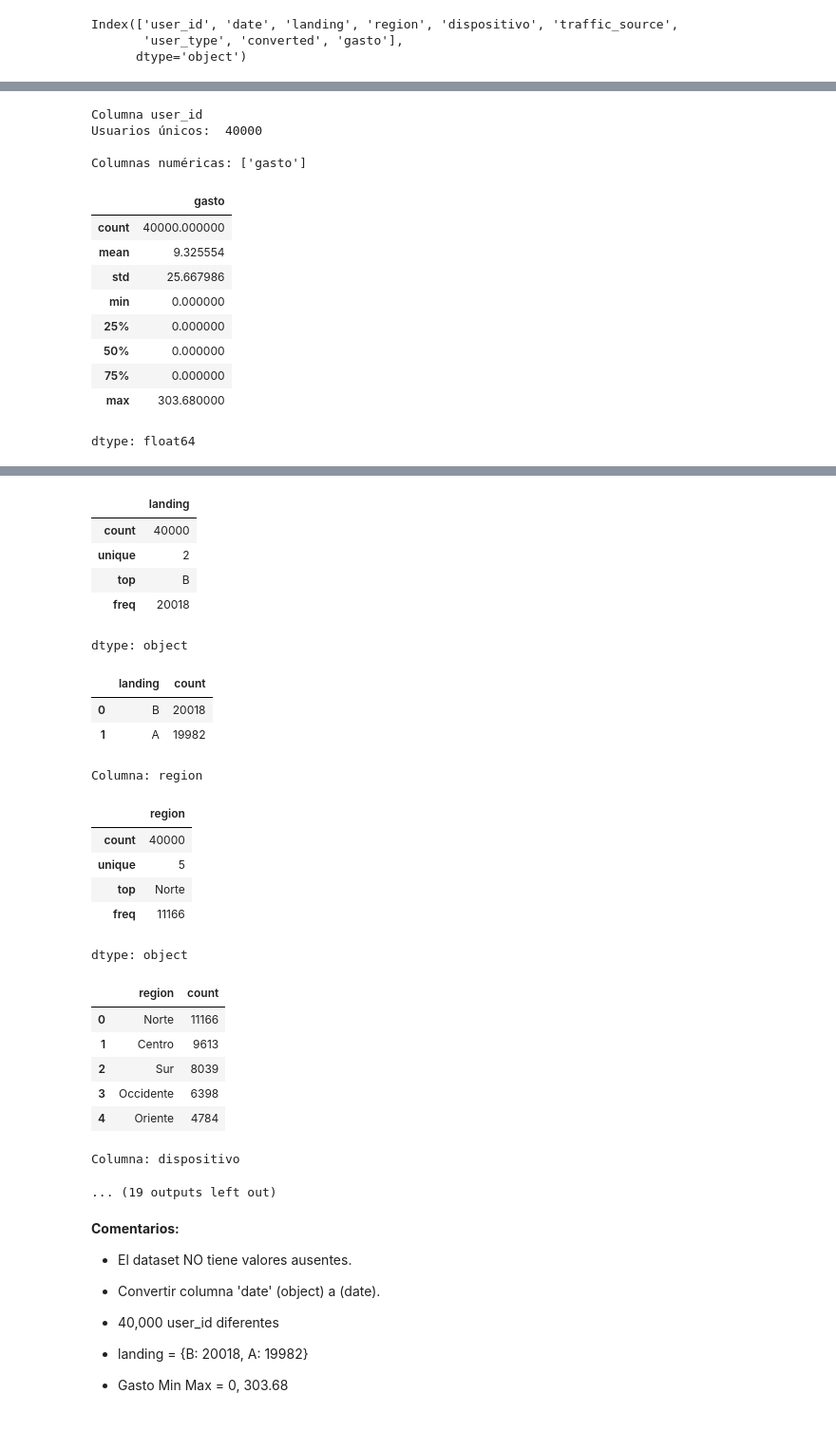
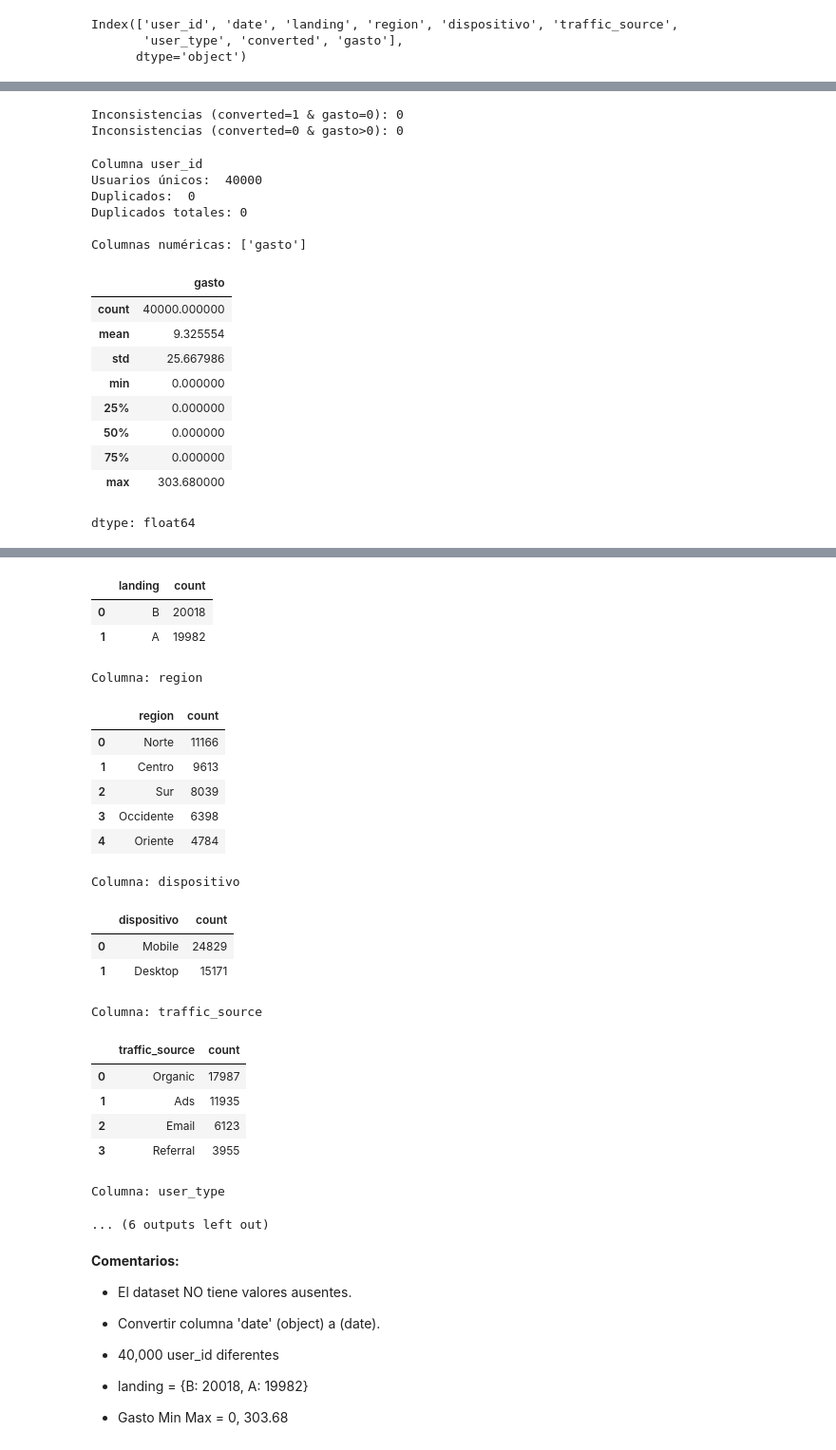
Before and after one commit to FithoGerardo/ab_experiment_landing_page, a Jupyter notebook: notebooks/ab_experiment_landing_page-gerardo_olmedo.ipynb, the cells around one changed output, grey strips where cells are left out. Shown at 95% size. Saved outputs shown, nothing was run; the diff lists cells and outputs as text; code cells hidden in the pictures.

```diff
--- a/notebooks/ab_experiment_landing_page-gerardo_olmedo.ipynb
+++ b/notebooks/ab_experiment_landing_page-gerardo_olmedo.ipynb
@@ -101,0 +152,5 @@ Index(['user_id', 'date', 'landing', 'region', 'dispositivo', 'traffic_source',
+# %%
+# Revisar categorías únicas
+for col in col_cat:
+    print(f"\n{col}:")
+    print(dfc[col].unique())
@@ -102,12 +172,28 @@ Index(['user_id', 'date', 'landing', 'region', 'dispositivo', 'traffic_source',
+# %%
+# Casos inconsistentes: convirtió pero gasto = 0
+incons_1 = dfc[(dfc['converted'] == 1) & (dfc['gasto'] == 0)]
+
+# Casos inconsistentes: no convirtió pero gasto > 0
+incons_2 = dfc[(dfc['converted'] == 0) & (dfc['gasto'] > 0)]
+
+print("Inconsistencias (converted=1 & gasto=0):", len(incons_1))
+print("Inconsistencias (converted=0 & gasto>0):", len(incons_2))
+# %% [output]
+Inconsistencias (converted=1 & gasto=0): 0
+Inconsistencias (converted=0 & gasto>0): 0
 # %%
-# Verificar usuarios únicos
+# Verificar usuarios únicos/duplicados
 print("Columna user_id")
 unique_users_num = dfc['user_id'].nunique()
+duplicated_users_num = dfc['user_id'].duplicated().sum()
 print("Usuarios únicos: ", unique_users_num)
-print()
+print("Duplicados: ",duplicated_users_num)
+
+# Duplicados completos
+print("Duplicados totales:", dfc.duplicated().sum())
 
 # Resumen estadístico
-print(f"Columnas numéricas: {col_num}")
+print(f"\nColumnas numéricas: {col_num}")
 for col in col_num:
   display(dfc[col].describe())
   print()
@@ -115,15 +201,12 @@ for col in col_num:
 # Verificar categorías esperadas del experimento ( A y B).
 print(f"Columnas categóricas: {col_cat}")
 for col in col_cat:
-  print(f"Columna: {col}")
-  display(dfc[col].describe())
-  print()
+  print(f"\nColumna: {col}")
   display(dfc[col].value_counts().reset_index())
   print()
 
 print(f"Columnas binarias: {col_bina}")
 for col in col_bina:
-  display(dfc[col].describe())
   print("\nResumen estadístico de usuarios que se convirtieron\n")
   display(dfc[col].value_counts().reset_index())
   print()
@@ -135,6 +218,8 @@ for col in col_date:
 # %% [output]
 Columna user_id
 Usuarios únicos:  40000
+Duplicados:  0
+Duplicados totales: 0
 
 Columnas numéricas: ['gasto']
 |  | gasto |
@@ -151,28 +237,26 @@ Columnas categóricas: ['landing', 'region', 'dispositivo', 'traffic_source', 'u
 Columna: landing
-|  | landing |
-| count | 40000 |
-| unique | 2 |
-| top | B |
-| freq | 20018 |
+|  | landing | count |
+| 0 | B | 20018 |
+| 1 | A | 19982 |
-dtype: object
+Columna: region
-|  | landing | count |
-| 0 | B | 20018 |
-| 1 | A | 19982 |
+|  | region | count |
+| 0 | Norte | 11166 |
+| 1 | Centro | 9613 |
+| 2 | Sur | 8039 |
+| 3 | Occidente | 6398 |
+| 4 | Oriente | 4784 |
-Columna: region
+Columna: dispositivo
-|  | region |
-| count | 40000 |
-| unique | 5 |
-| top | Norte |
-| freq | 11166 |
+|  | dispositivo | count |
+| 0 | Mobile | 24829 |
+| 1 | Desktop | 15171 |
-dtype: object
+Columna: traffic_source
-|  | region | count |
-| 0 | Norte | 11166 |
-| 1 | Centro | 9613 |
-| 2 | Sur | 8039 |
-| 3 | Occidente | 6398 |
-| 4 | Oriente | 4784 |
+|  | traffic_source | count |
+| 0 | Organic | 17987 |
+| 1 | Ads | 11935 |
+| 2 | Email | 6123 |
+| 3 | Referral | 3955 |
-Columna: dispositivo
+Columna: user_type
-... (19 outputs left out)
+... (6 outputs left out)
 # %% [markdown]
 **Comentarios:**
 - El dataset NO tiene valores ausentes.
```
Also changed, not shown: parts of 4 cells of this notebook.
